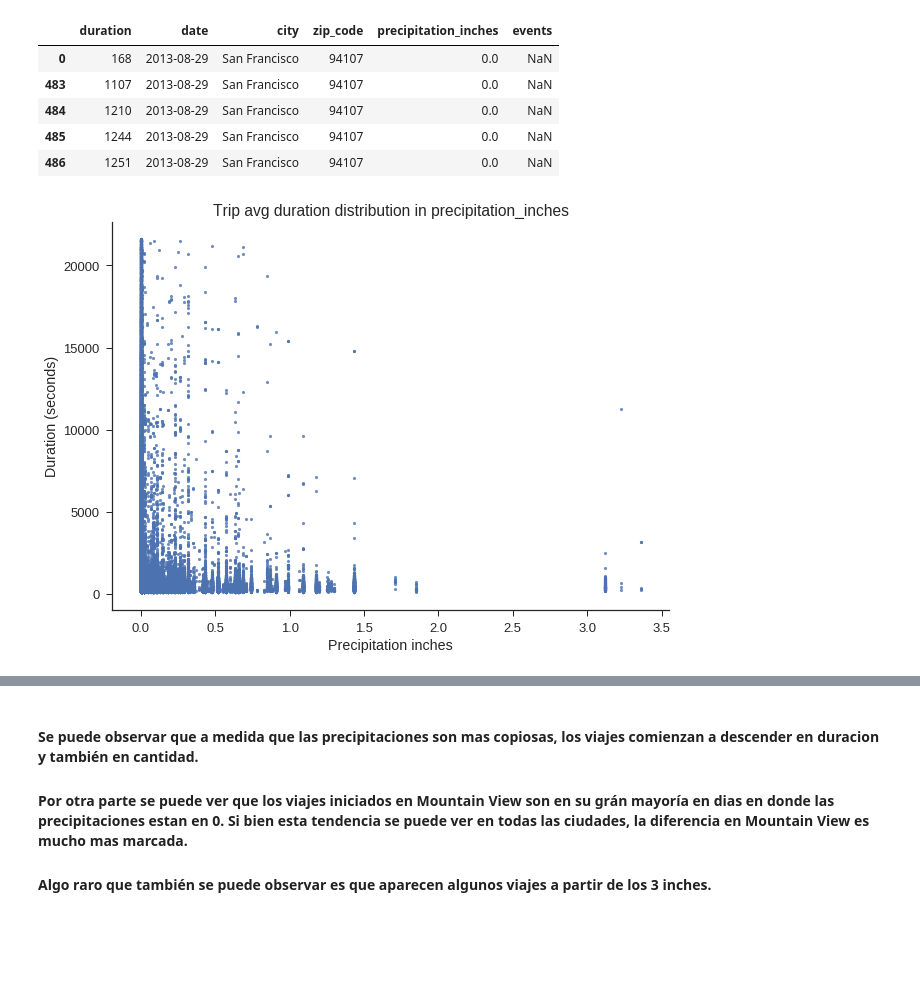
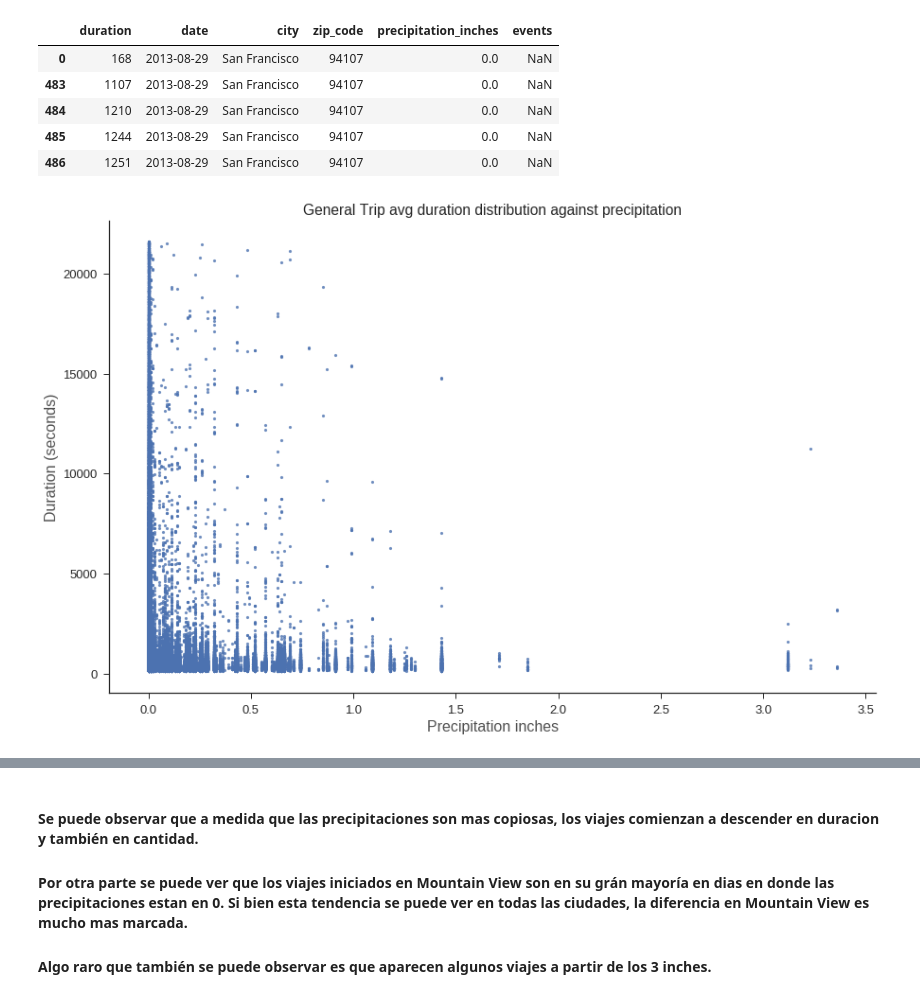
Before and after one commit to fpenovi/SFbikeTravelDuration, a Jupyter notebook: notebooks/04 - Precipitations_VS_TripDuration.ipynb, the cells around one changed output, grey strips where cells are left out. Saved outputs shown, nothing was run; the diff lists cells and outputs as text; code cells hidden in the pictures; blank space fills up the shorter version.

Commit message:
Agrando graficos y corrijo legends

```diff
--- a/notebooks/04 - Precipitations_VS_TripDuration.ipynb
+++ b/notebooks/04 - Precipitations_VS_TripDuration.ipynb
@@ -57,20 +57,20 @@ See the caveats in the documentation: http://pandas.pydata.org/pandas-docs/stabl
 # %%
 sns.set(font_scale=1.30)
 sns.set_style("ticks")
 
 graf = sns.lmplot(x='precipitation_inches', y='duration',
            data=dfTrip_N_Precipitations,
            fit_reg=False,
            scatter_kws={"s":10}
           )
-graf.fig.set_size_inches(11, 7)
+graf.fig.set_size_inches(16, 9)
 
-plt.title('Trip avg duration distribution in precipitation_inches')
-plt.xlabel('Precipitation inches')
-plt.ylabel('Duration (seconds)')
+plt.title('General Trip avg duration distribution against precipitation')
+plt.xlabel('Precipitation inches', fontsize=16, alpha=0.8)
+plt.ylabel('Duration (seconds)', fontsize=16, alpha=0.8)
 plt.show()
 # %% [output]
-[figure, old version]
+[figure, new version]
 # %%
 sns.set(font_scale=1.30)
 sns.set_style("ticks")
```
Also changed, not shown: parts of 3 cells of this notebook.
